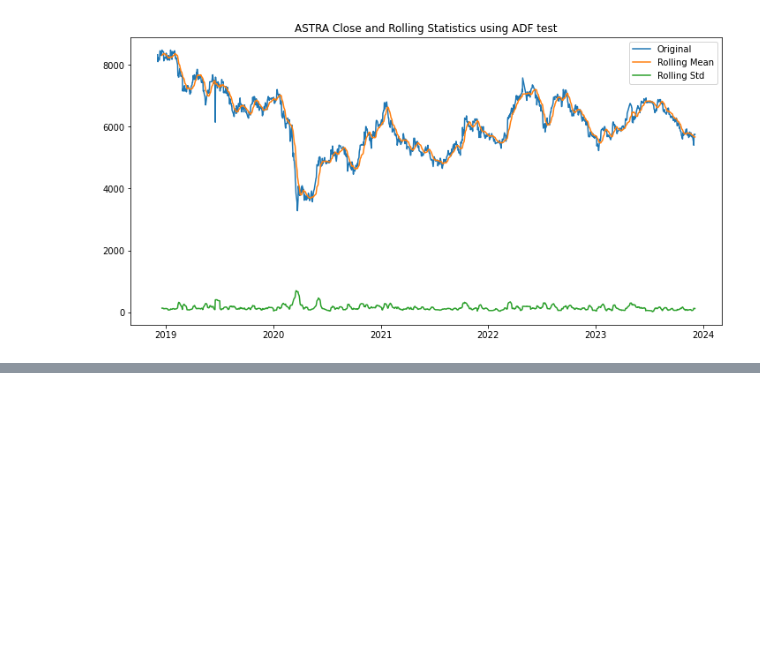
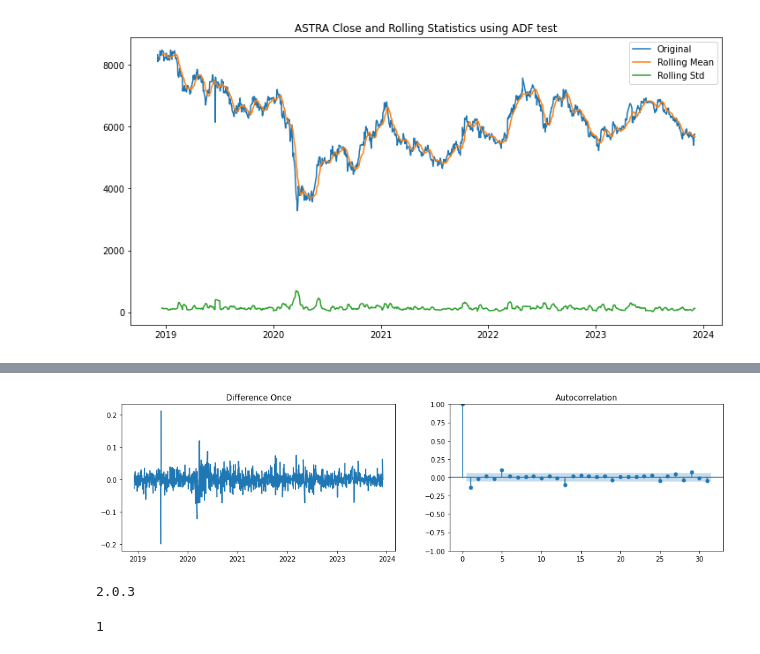
Before and after one commit to darrenxx3/Astra-International-stock-prediction, a Jupyter notebook: code.ipynb, the cells around one changed output, grey strips where cells are left out. Cells and saved outputs as stored; diff of their text form; code cells hidden in the pictures; blank space fills up the shorter version.

```diff
--- a/code.ipynb
+++ b/code.ipynb
@@ -236,0 +302,12 @@ Failed to reject H0 - Time series is Non-Stationary
+# %%
+#3. Differencing
+
+diff = asii_log.Close.diff().dropna()
+
+fig, (ax1, ax2) = plt.subplots(1, 2, figsize=(16,4))
+
+ax1.plot(diff)
+ax1.set_title("Difference Once")
+plot_acf(diff,ax=ax2);
+# %% [output]
+[figure, added]
@@ -236,0 +316,10 @@ Failed to reject H0 - Time series is Non-Stationary
+# %%
+import pmdarima as pm
+
+print(pm.__version__)
+# %% [output]
+2.0.3
+# %%
+ndiffs(asii_log.Close, test="adf")
+# %% [output]
+1
```
Also changed, not shown: parts of 10 cells of this notebook.
